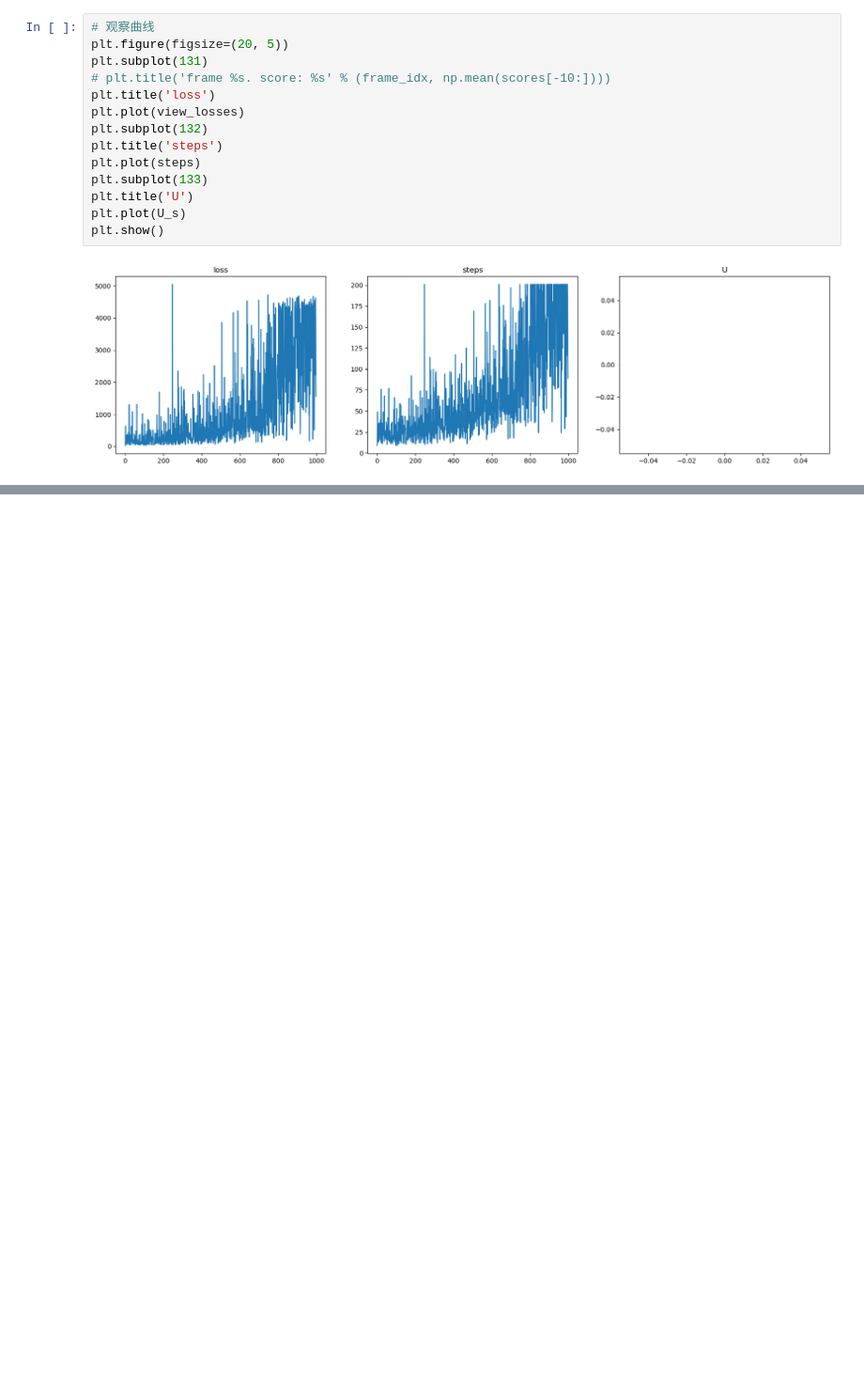
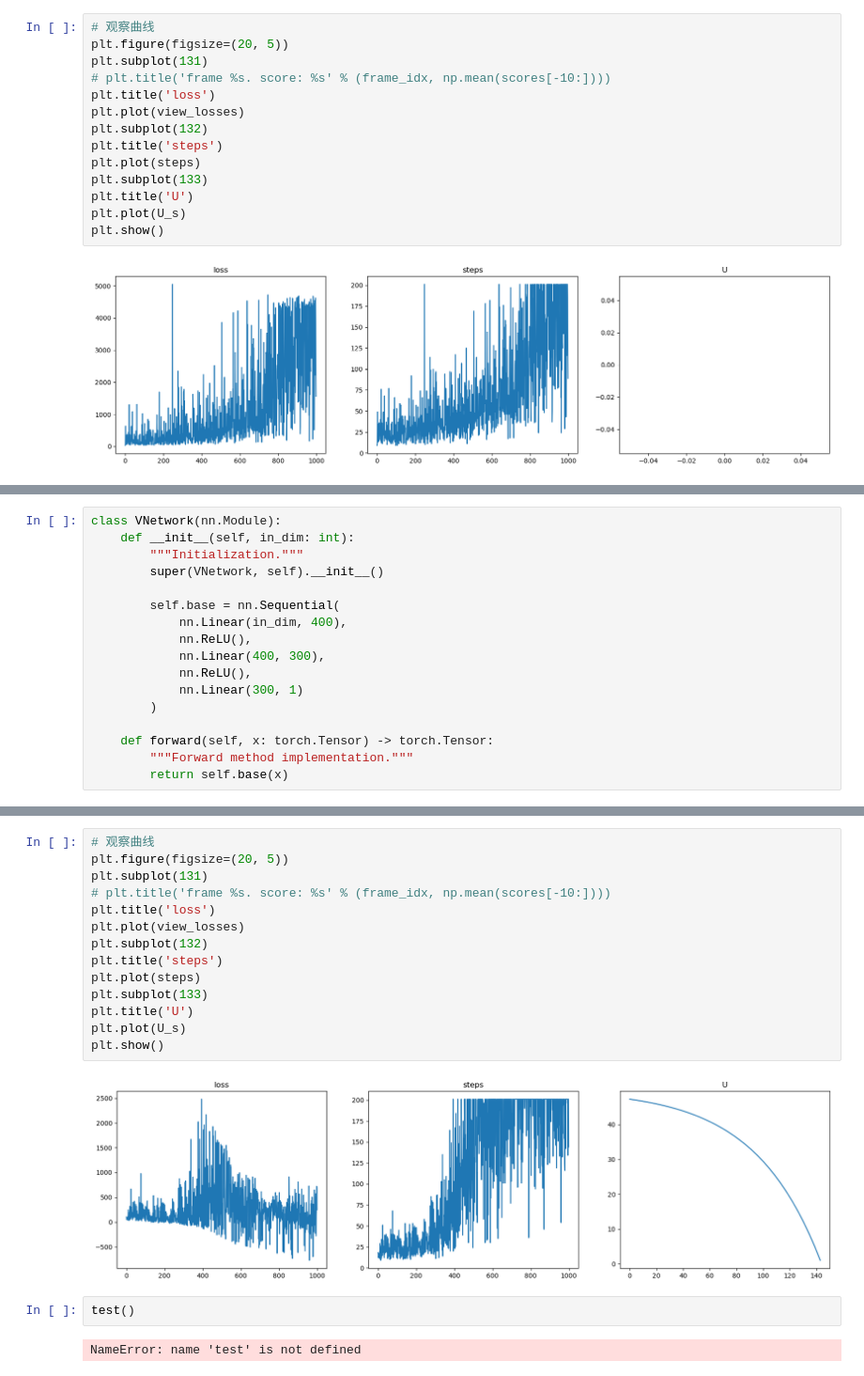
Before and after one commit to webbery/reinforce_learning, a Jupyter notebook: policy/01-Reinforce_MountainCar.ipynb, the cells around one changed output, grey strips where cells are left out. Shown at 94% size. Drawn from its saved outputs; the diff is of its cells as text; blank space fills up the shorter version.

```diff
--- a/policy/01-Reinforce_MountainCar.ipynb
+++ b/policy/01-Reinforce_MountainCar.ipynb
@@ -159,0 +161,17 @@ score:  97.0 step: 97
+# %%
+class VNetwork(nn.Module):
+    def __init__(self, in_dim: int):
+        """Initialization."""
+        super(VNetwork, self).__init__()
+
+        self.base = nn.Sequential(
+            nn.Linear(in_dim, 400),
+            nn.ReLU(),
+            nn.Linear(400, 300),
+            nn.ReLU(),
+            nn.Linear(300, 1)
+        )
+
+    def forward(self, x: torch.Tensor) -> torch.Tensor:
+        """Forward method implementation."""
+        return self.base(x)
@@ -159,0 +269,20 @@ score:  97.0 step: 97
+# %%
+# 观察曲线
+plt.figure(figsize=(20, 5))
+plt.subplot(131)
+# plt.title('frame %s. score: %s' % (frame_idx, np.mean(scores[-10:])))
+plt.title('loss')
+plt.plot(view_losses)
+plt.subplot(132)
+plt.title('steps')
+plt.plot(steps)
+plt.subplot(133)
+plt.title('U')
+plt.plot(U_s)
+plt.show()
+# %% [output]
+[figure, added]
+# %%
+test()
+# %% [output]
+NameError: name 'test' is not defined
```
Also changed, not shown: parts of 5 cells of this notebook, 1 other file.
